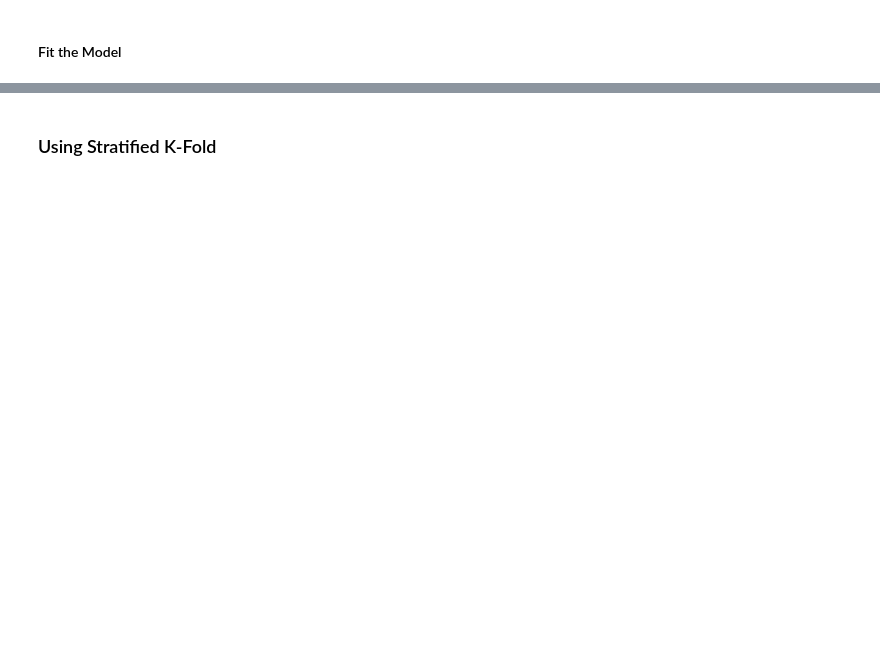
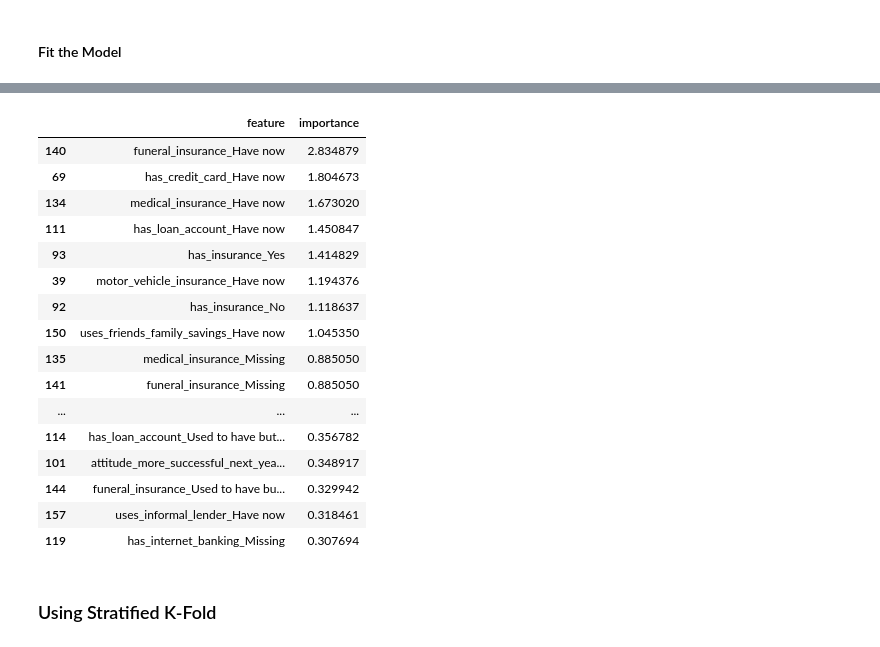
Before and after one commit to Victoria-ui227/financial_health_predictionChallenge, a Jupyter notebook: notebook1.ipynb, the cells around one changed output, grey strips where cells are left out. Cells and saved outputs as stored; diff of their text form; code cells hidden in the pictures; blank space fills up the shorter version.

```diff
--- a/notebook1.ipynb
+++ b/notebook1.ipynb
@@ -482,0 +520,10 @@ baseline_log_loss
+# %%
+feature_names = X_train_processed.columns
+
+coefs = pd.DataFrame(
+    baseline_model.coef_,
+    columns=feature_names,
+    index=baseline_model.classes_
+)
+
+coefs.head()
@@ -483,3 +536,30 @@ baseline_log_loss
+# %%
+importance = np.mean(np.abs(baseline_model.coef_), axis=0)
+
+feature_importance_df = pd.DataFrame({
+    'feature': feature_names,
+    'importance': importance
+}).sort_values(by='importance', ascending=False)
+
+feature_importance_df.head(30)
+# %% [output]
+|  | feature | importance |
+| 140 | funeral_insurance_Have now | 2.834879 |
+| 69 | has_credit_card_Have now | 1.804673 |
+| 134 | medical_insurance_Have now | 1.673020 |
+| 111 | has_loan_account_Have now | 1.450847 |
+| 93 | has_insurance_Yes | 1.414829 |
+| 39 | motor_vehicle_insurance_Have now | 1.194376 |
+| 92 | has_insurance_No | 1.118637 |
+| 150 | uses_friends_family_savings_Have now | 1.045350 |
+| 135 | medical_insurance_Missing | 0.885050 |
+| 141 | funeral_insurance_Missing | 0.885050 |
+| ... | ... | ... |
+| 114 | has_loan_account_Used to have but... | 0.356782 |
+| 101 | attitude_more_successful_next_yea... | 0.348917 |
+| 144 | funeral_insurance_Used to have bu... | 0.329942 |
+| 157 | uses_informal_lender_Have now | 0.318461 |
+| 119 | has_internet_banking_Missing | 0.307694 |
 # %% [markdown]
 ### Using Stratified K-Fold
 # %%
```
Also changed, not shown: parts of 50 cells of this notebook, 6 other files.
